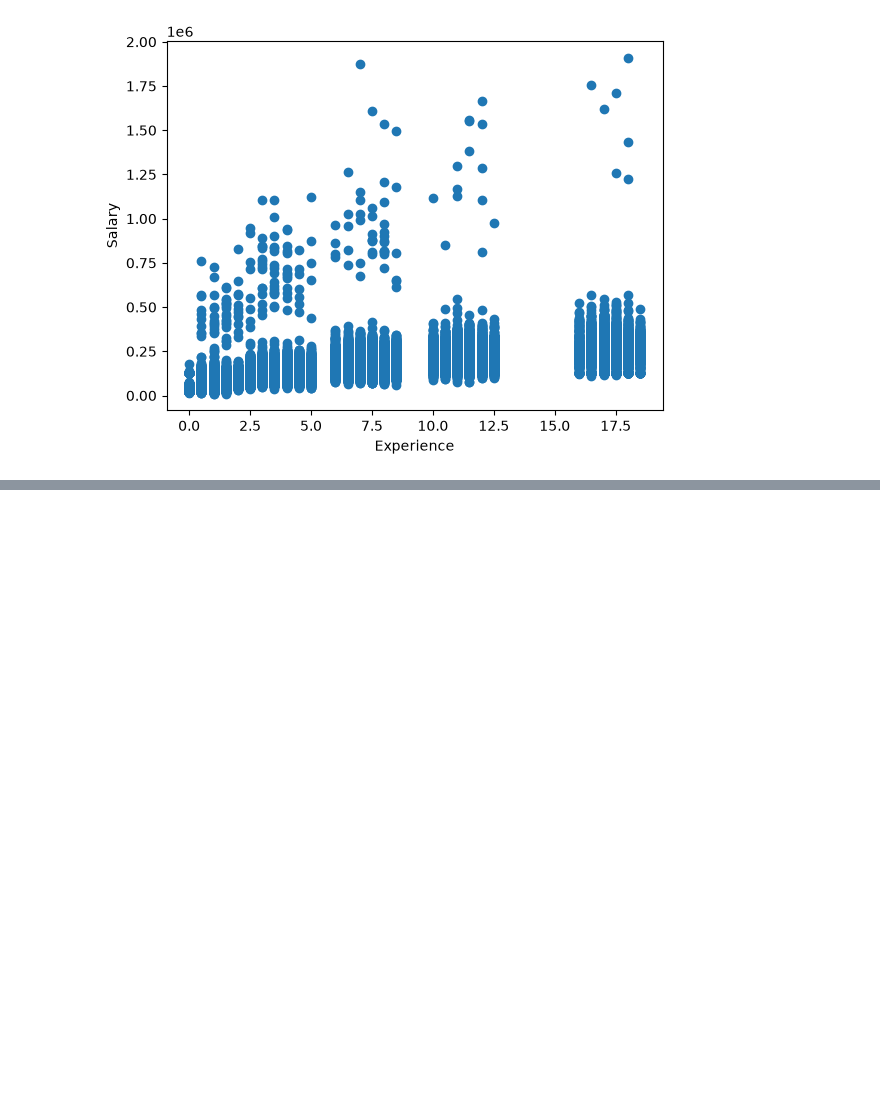
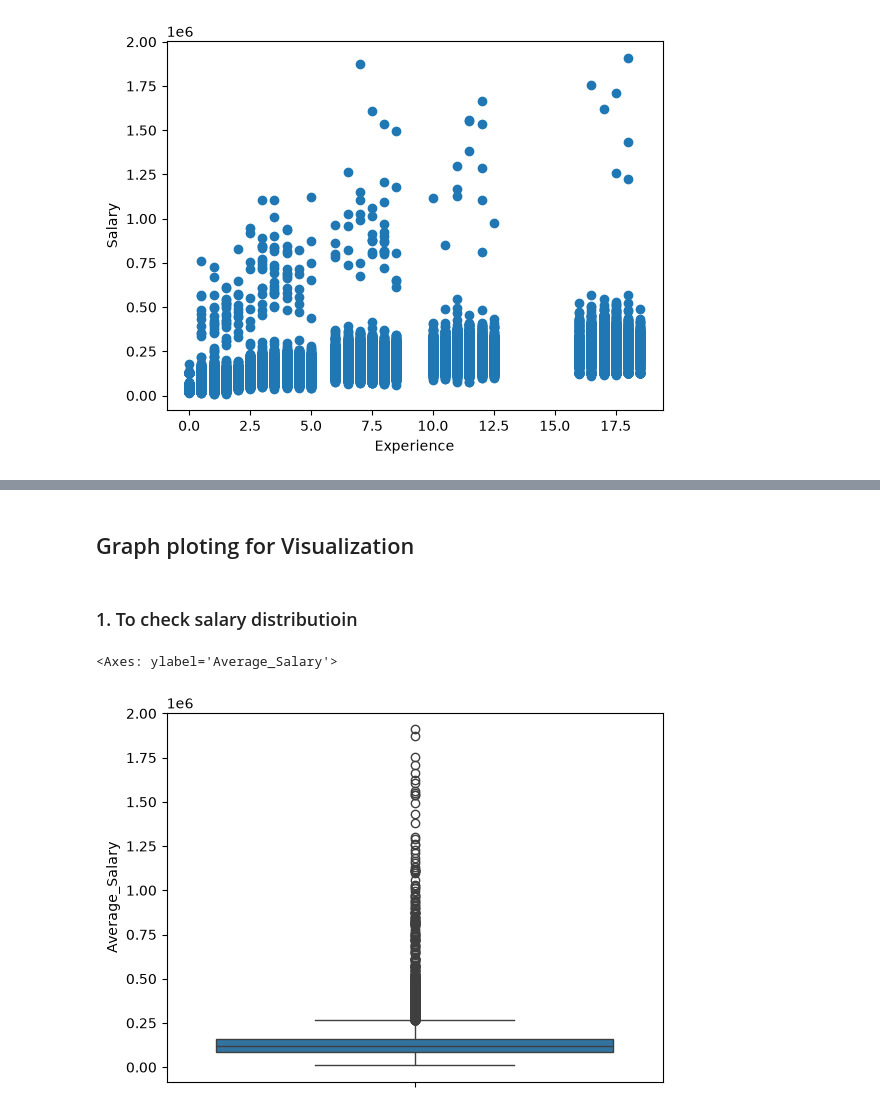
Before and after one commit to anshulbaisoya82-ux/Task-2-, a Jupyter notebook: Salary.ipynb, the cells around one changed output, grey strips where cells are left out. Drawn from its saved outputs; the diff is of its cells as text; code cells hidden in the pictures; blank space fills up the shorter version.

```diff
--- a/Salary.ipynb
+++ b/Salary.ipynb
@@ -182,0 +217,2 @@ plt.show()
+# %%
+df['work_mode'] = df['work_mode'].map(changed_work_mode)
@@ -182,0 +288,19 @@ plt.show()
+# %%
+df['sector'] = df['sector'].str.strip().str.lower()
+# %%
+cleaned_sector = {
+    "e-commerce":"E-commerce",
+    "healthtech":"HealthTech",
+    "fintech":"Fintech",
+    "edtech":"EdTech",
+    "social/adtech":"Social/AdTech",
+    "ai/ml":"AI/ML",
+    "saas":"SaaS",
+    "crypto/web3":"Crypto/Web3",
+    "cloud/infra":"Cloud/Infra",
+    "cybersecurity":"Cybersecurity",
+    "logistics":"Logistics",
+    "gaming":"Gaming"
+}
+# %%
+df['sector'] = df['sector'].map(cleaned_sector)
@@ -182,0 +362,9 @@ plt.show()
+# %% [markdown]
+## Graph ploting for Visualization
+# %% [markdown]
+### 1. To check salary distributioin
+# %%
+sns.boxplot(df['Average_Salary'])
+# %% [output]
+<Axes: ylabel='Average_Salary'>
+[figure, added]
```
Also changed, not shown: parts of 22 cells of this notebook.
